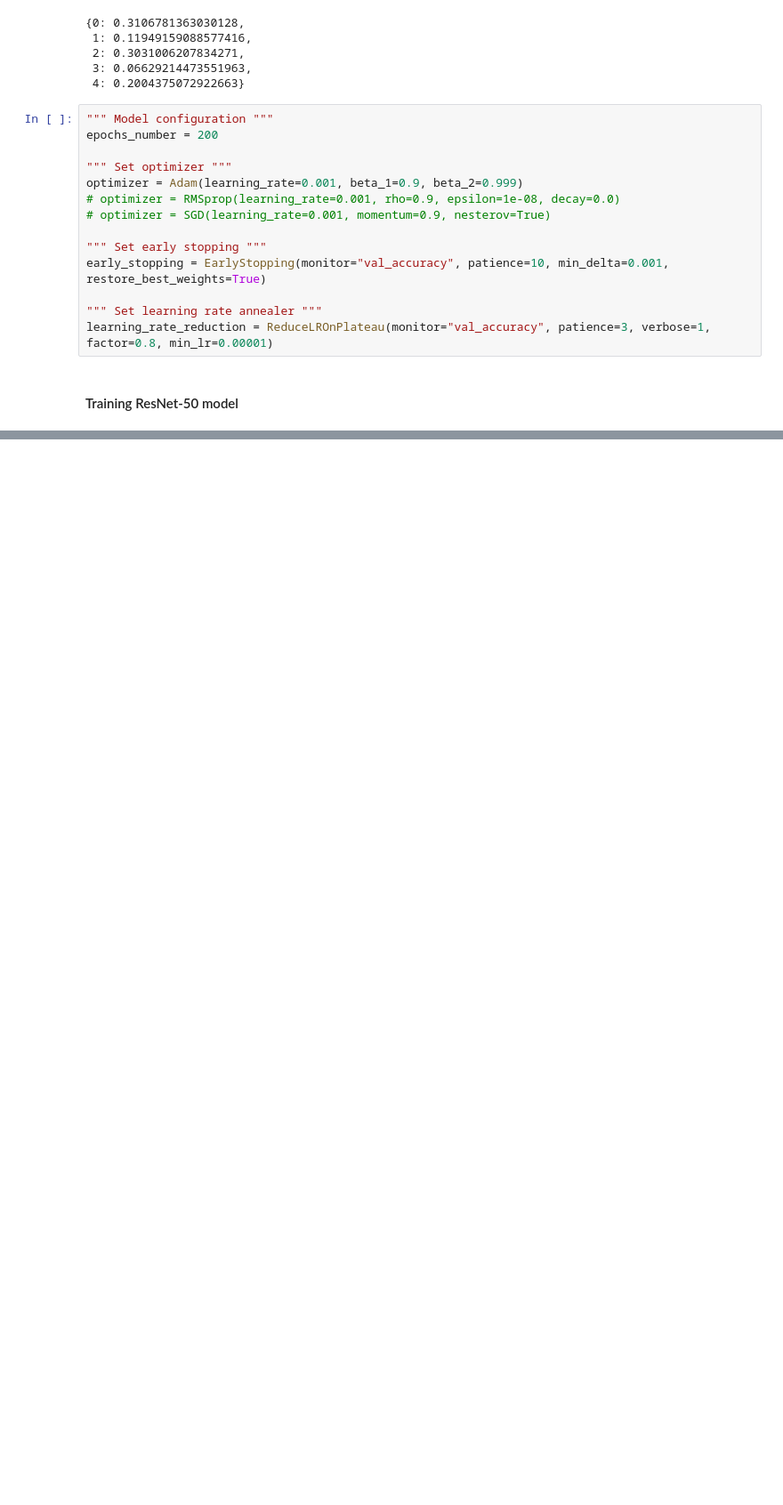
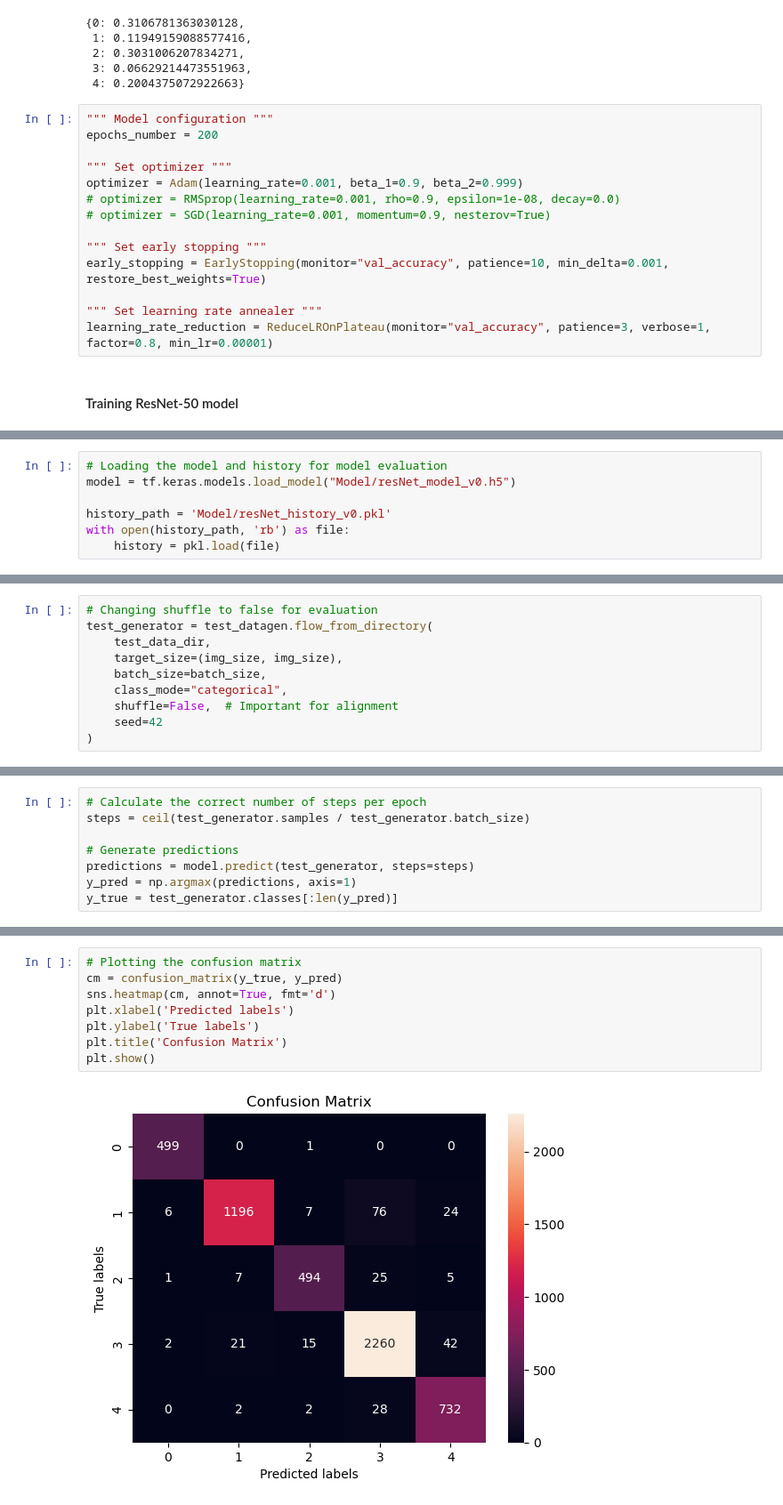
Before and after one commit to setsaa/CropSpot, a Jupyter notebook: model_v0.ipynb, the cells around one changed output, grey strips where cells are left out. Shown at 89% size. Drawn from its saved outputs; the diff is of its cells as text; blank space fills up the shorter version.

Commit message:
Update to model_v0 with model evaluations

```diff
--- a/model_v0.ipynb
+++ b/model_v0.ipynb
@@ -193,0 +204,7 @@ Test accuracy: 0.952
+# %%
+# Loading the model and history for model evaluation
+model = tf.keras.models.load_model("Model/resNet_model_v0.h5")
+
+history_path = 'Model/resNet_history_v0.pkl'
+with open(history_path, 'rb') as file:
+    history = pkl.load(file)
@@ -193,0 +213,10 @@ Test accuracy: 0.952
+# %%
+# Changing shuffle to false for evaluation
+test_generator = test_datagen.flow_from_directory(
+    test_data_dir,
+    target_size=(img_size, img_size),
+    batch_size=batch_size,
+    class_mode="categorical",
+    shuffle=False,  # Important for alignment
+    seed=42
+)
@@ -193,0 +225,8 @@ Test accuracy: 0.952
+# %%
+# Calculate the correct number of steps per epoch
+steps = ceil(test_generator.samples / test_generator.batch_size)
+
+# Generate predictions
+predictions = model.predict(test_generator, steps=steps)
+y_pred = np.argmax(predictions, axis=1)
+y_true = test_generator.classes[:len(y_pred)]
@@ -193,0 +239,10 @@ Test accuracy: 0.952
+# %%
+# Plotting the confusion matrix
+cm = confusion_matrix(y_true, y_pred)
+sns.heatmap(cm, annot=True, fmt='d')
+plt.xlabel('Predicted labels')
+plt.ylabel('True labels')
+plt.title('Confusion Matrix')
+plt.show()
+# %% [output]
+[figure, added]
```
Also changed, not shown: parts of 11 cells of this notebook.
